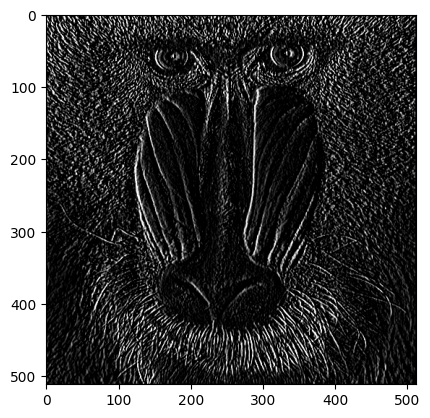
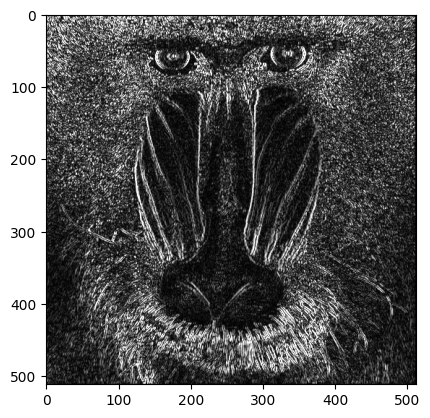
Code edit (unified diff) that turned the first committed figure into the second:
--- before
+++ after
@@ -1,4 +1,7 @@
-imagem_h3 = cv2.filter2D(imagem, -1, h3)
+imagem_f = imagem.astype(np.float64)
 
-plt.imshow(imagem_h3, cmap="grey")
+imagem_h3 = cv2.filter2D(imagem_f, cv2.CV_64F, h3)
+
+imagem_h3 = np.clip(np.abs(imagem_h3), 0, 255).astype(np.uint8)
+plt.imshow(imagem_h3, cmap='gray')
 #plt.imsave('imagens_transformadas/tarefa13/baboon_3.png', imagem_h3, cmap='gray')

Commit: alteracoes